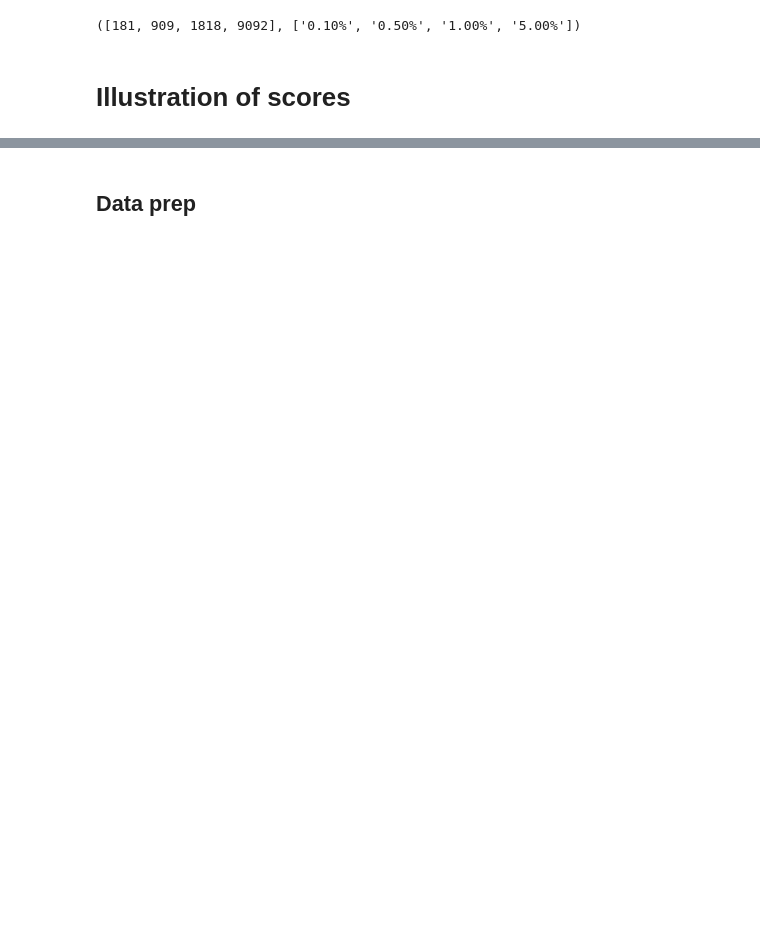
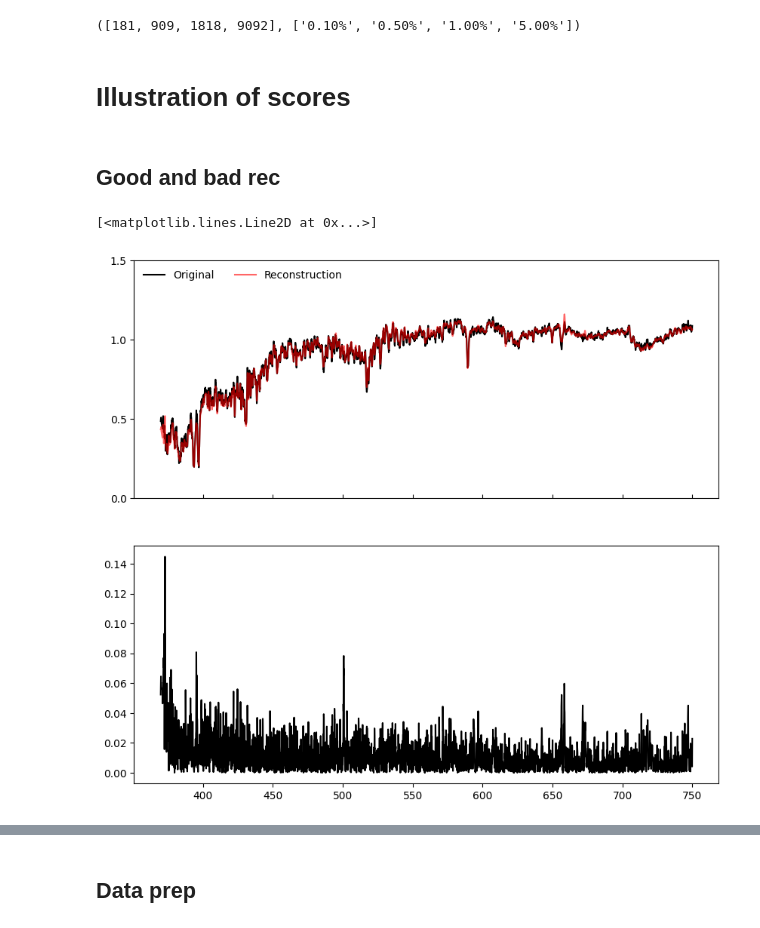
Before and after one commit to ed-ortizm/anomaly, a Jupyter notebook: thesis/01_scores.ipynb, the cells around one changed output, grey strips where cells are left out. Drawn from its saved outputs; the diff is of its cells as text; code cells hidden in the pictures; blank space fills up the shorter version.

```diff
--- a/thesis/01_scores.ipynb
+++ b/thesis/01_scores.ipynb
@@ -281,3 +295,64 @@ n_tops, n_tops_perc
 ([181, 909, 1818, 9092], ['0.10%', '0.50%', '1.00%', '5.00%'])
 # %% [markdown]
 # Illustration of scores
+# %% [markdown]
+## Good and bad rec
+# %%
+rec_good_bad_dict = {
+    'good':2523294593294821376,
+    'bad': 531492683672217600
+}
+
+bad_id = rec_good_bad_dict["bad"]
+idx_bad = specobjid_to_idx(bad_id, idx_id_spec)
+bad_spec = spectra[idx_bad]
+rec_bad_spec = ae_03.reconstruct(bad_spec)[0]
+residual_bad = abs_residual(bad_spec, rec_bad_spec)
+# -----------------------------------------
+good_id = rec_good_bad_dict["good"]
+idx_good = specobjid_to_idx(good_id, idx_id_spec)
+good_spec = spectra[idx_good]
+rec_good_spec = ae_03.reconstruct(good_spec)[0]
+residual_good = abs_residual(good_spec, rec_good_spec)
+# %%
+fig, axs = plt.subplots(
+    2, 1,
+    sharex=True,
+    figsize=(10, 9)
+)
+
+# # Good reconstruction
+axs[0].plot(
+    wave_nm, good_spec,
+    color="black", label="Original"
+)
+axs[0].plot(
+    wave_nm, rec_good_spec,
+    alpha=0.6,
+    color="red", label="Reconstruction"
+)
+
+# Add a legend to the top-right of the first subplot
+flux_ticks = [0, 0.5, 1, 1.5]
+axs[0].set_yticks(flux_ticks)
+
+axs[0].tick_params(
+    axis='x',
+    which='both',
+    direction='in'
+)
+# label
+axs[0].legend(
+    loc='upper left',
+    frameon=False,
+    # fontsize=10,
+    ncol=2
+)
+
+axs[1].plot(
+    wave_nm, abs_residual(good_spec, rec_good_spec),
+    color="black"
+)
+# %% [output]
+[<matplotlib.lines.Line2D at 0x...>]
+[figure, added]
```
Also changed, not shown: parts of 19 cells of this notebook, 1 other file.
